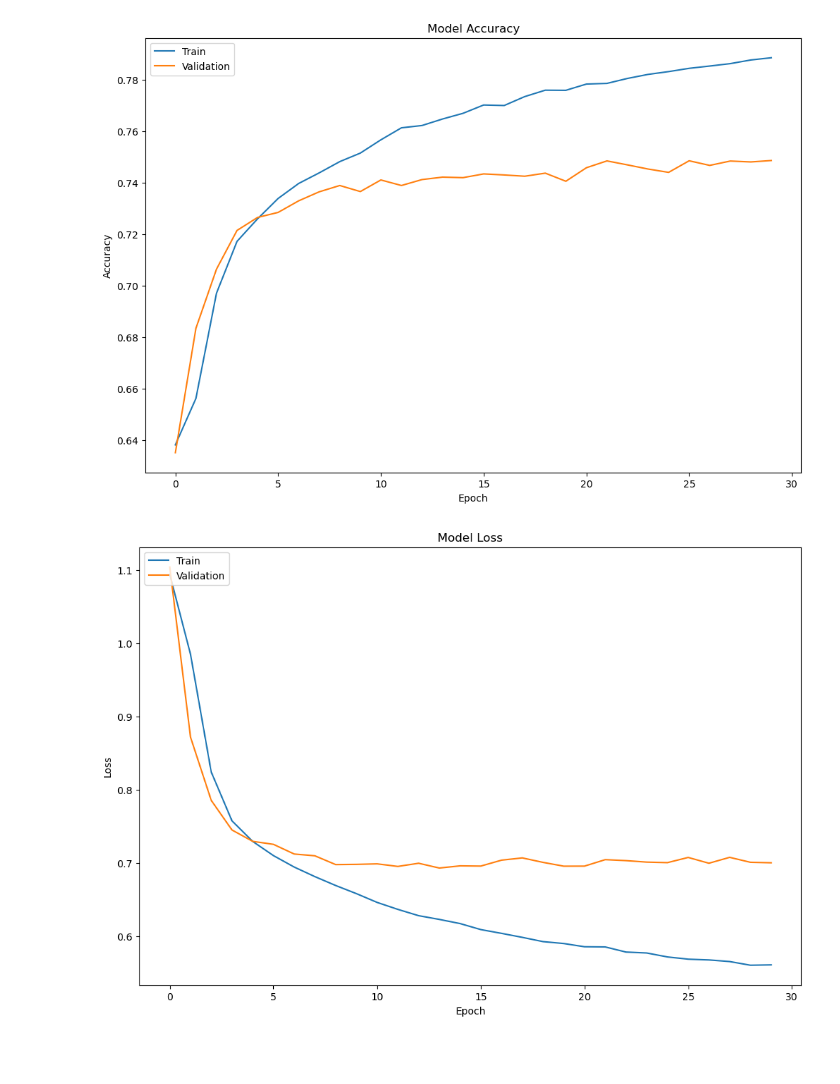
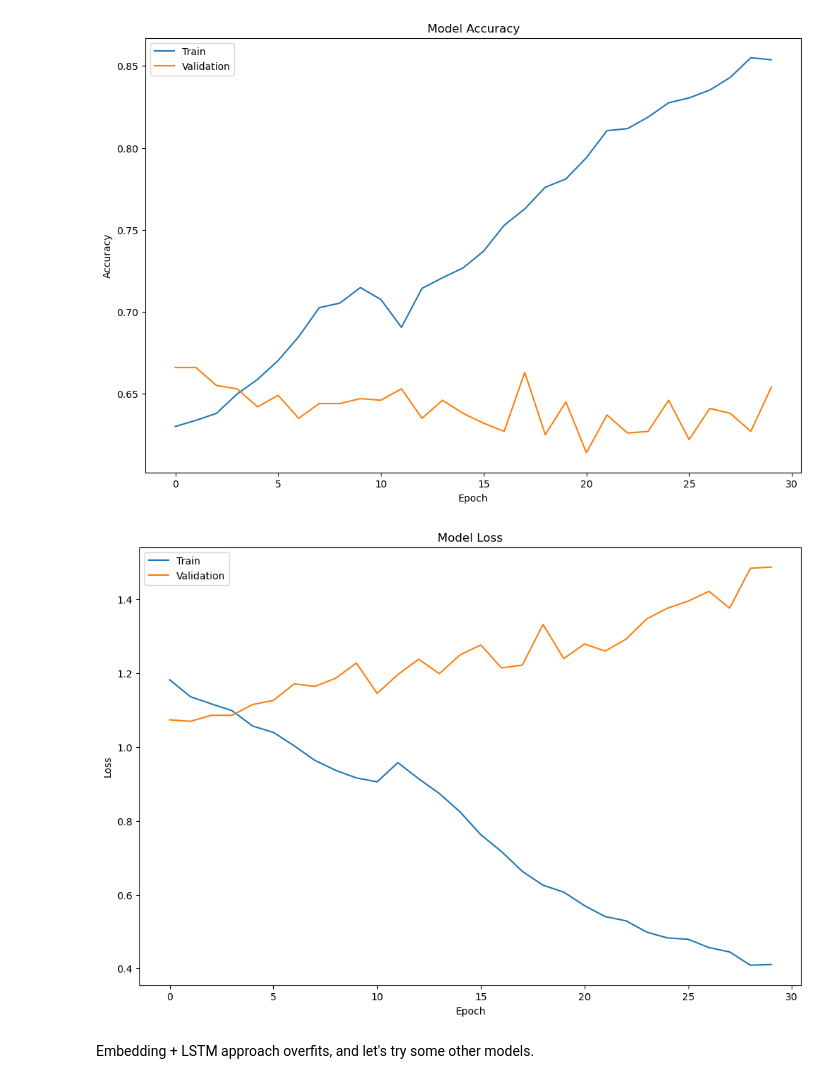
Before and after one commit to Caffretro/Comp7103_Assignment1_data_mining_and_NLP, a Jupyter notebook: sentiment_analysis_LSTM.ipynb, the cells around one changed output. Drawn from its saved outputs; the diff is of its cells as text; code cells hidden in the pictures; blank space fills up the shorter version.

```diff
--- a/sentiment_analysis_LSTM.ipynb
+++ b/sentiment_analysis_LSTM.ipynb
@@ -6,11 +6,11 @@ from sklearn.model_selection import train_test_split
 from keras.preprocessing.text import Tokenizer
 from keras_preprocessing.sequence import pad_sequences
 from keras.models import Sequential
-from keras.layers import Dense, Embedding, LSTM, SpatialDropout1D
+from keras.layers import Dense, Embedding, LSTM, SpatialDropout1D, Dropout
 from keras import optimizers
 
 # load the dataset
-df = pd.read_csv("./data/fine_foods/sampled_fine_food_reviews.csv")
+df = pd.read_csv("./data/fine_foods/0.02_sampled_fine_food_reviews.csv")
 
 # split the dataset into training and testing sets
 train_df, test_df = train_test_split(df, test_size=0.2, random_state=42)
@@ -33,11 +33,12 @@ y_train = pd.get_dummies(train_df["Score"]).values
 y_test = pd.get_dummies(test_df["Score"]).values
 # %%
 # define the model architecture
-embedding_vector_length = 100
+embedding_vector_length = 200
 model = Sequential()
 model.add(Embedding(2000, embedding_vector_length, input_length=maxlen))
 model.add(SpatialDropout1D(0.5))
-model.add(LSTM(128, dropout=0.3, recurrent_dropout=0.3))
+model.add(LSTM(256, dropout=0.3, recurrent_dropout=0.3))
+# model.add(Dropout(0.2))
 model.add(Dense(5, activation="softmax"))
 model.compile(loss="categorical_crossentropy", optimizer=optimizers.Adam(learning_rate=1e-3), metrics=["accuracy"])
 print(model.summary())
@@ -112,2 +113,4 @@ Test accuracy: 0.7486000061035156
-[figure, old version]
+[figure, new version]
-[figure, old version]
+[figure, new version]
+# %% [markdown]
+Embedding + LSTM approach overfits, and let's try some other models.
```
Also changed, not shown: parts of 1 cell of this notebook, 2 other files.
